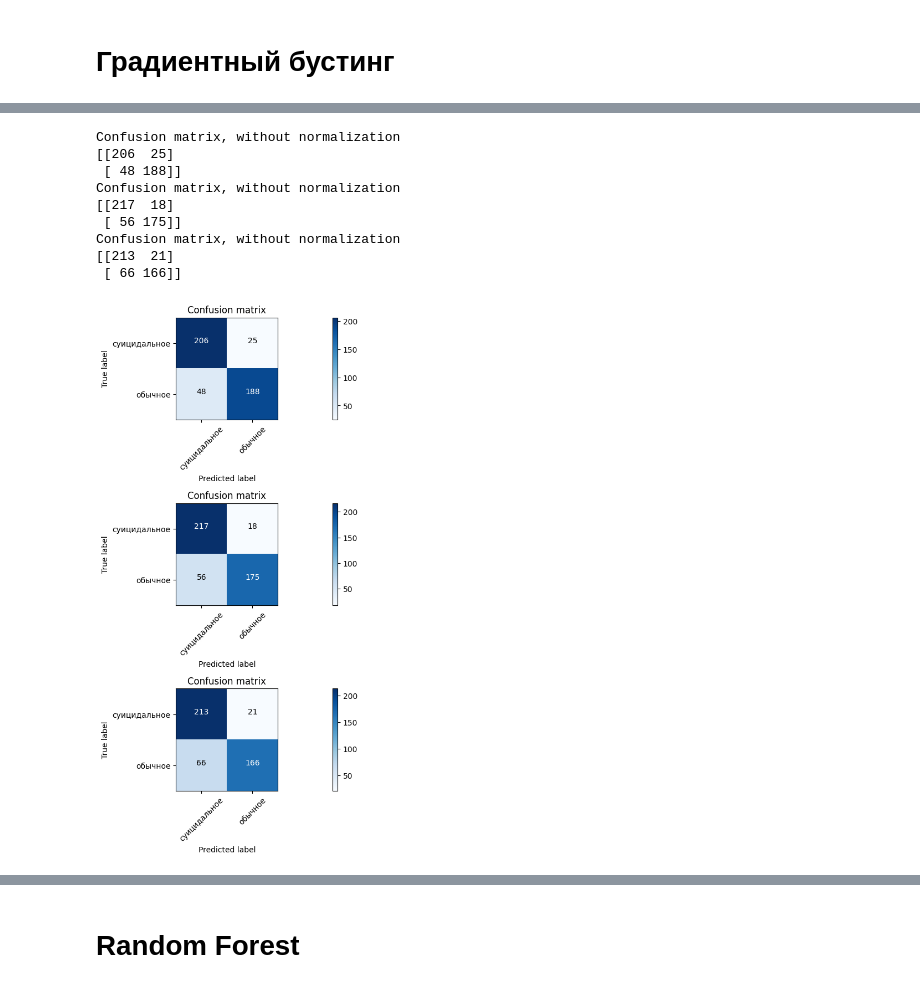
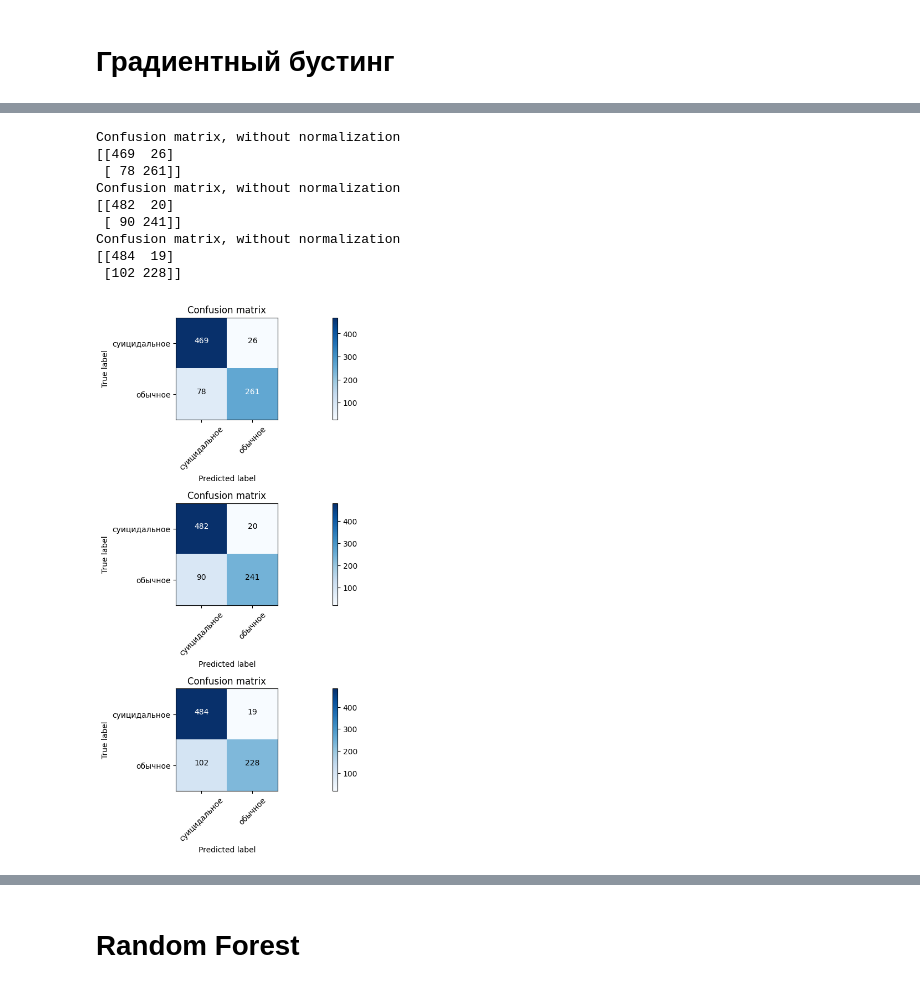
Before and after one commit to TheSawIsTheLaw/iWannaKillMyself, a Jupyter notebook: dataset/checkchekCBM.ipynb, the cells around one changed output, grey strips where cells are left out. Cells and saved outputs as stored; diff of their text form; code cells hidden in the pictures.

```diff
--- a/dataset/checkchekCBM.ipynb
+++ b/dataset/checkchekCBM.ipynb
@@ -3,7 +3,7 @@ import pandas as pd
 from matplotlib import pyplot as plt
 
 data = pd.read_csv("presuicidal_signals_dataset_twitter.csv",delimiter="|")
-non_suicidal = data.loc[data['label'] == 5].head(700)[['text', 'label']].rename(columns={'label': 'class'}).replace(5, 0)
+non_suicidal = data.loc[data['label'] == 5].head(1000)[['text', 'label']].rename(columns={'label': 'class'}).replace(5, 0)
 non_suicidal
 # %% [output]
 |  | text | class |
@@ -245,19 +262,19 @@ gridSearch(estimator, paramGrid={'n_estimators': [10, 20, 30, 100], 'learning_ra
 # %%
 from sklearn.ensemble import GradientBoostingClassifier
 
-estimator = GradientBoostingClassifier(learning_rate=1, min_samples_split=2, n_estimators=100)
+estimator = GradientBoostingClassifier(learning_rate=0.4, min_samples_split=3, n_estimators=60)
 confusionMatrices(estimator=estimator, classes=["суицидальное", "обычное"])
 # %% [output]
 Confusion matrix, without normalization
-[[206  25]
- [ 48 188]]
+[[469  26]
+ [ 78 261]]
 Confusion matrix, without normalization
-[[217  18]
- [ 56 175]]
+[[482  20]
+ [ 90 241]]
 Confusion matrix, without normalization
-[[213  21]
- [ 66 166]]
+[[484  19]
+ [102 228]]
-[figure, old version]
+[figure, new version]
 # %%
 crossScores(estimator)
 # %% [output]
```
Also changed, not shown: parts of 10 cells of this notebook, 2 other files.
